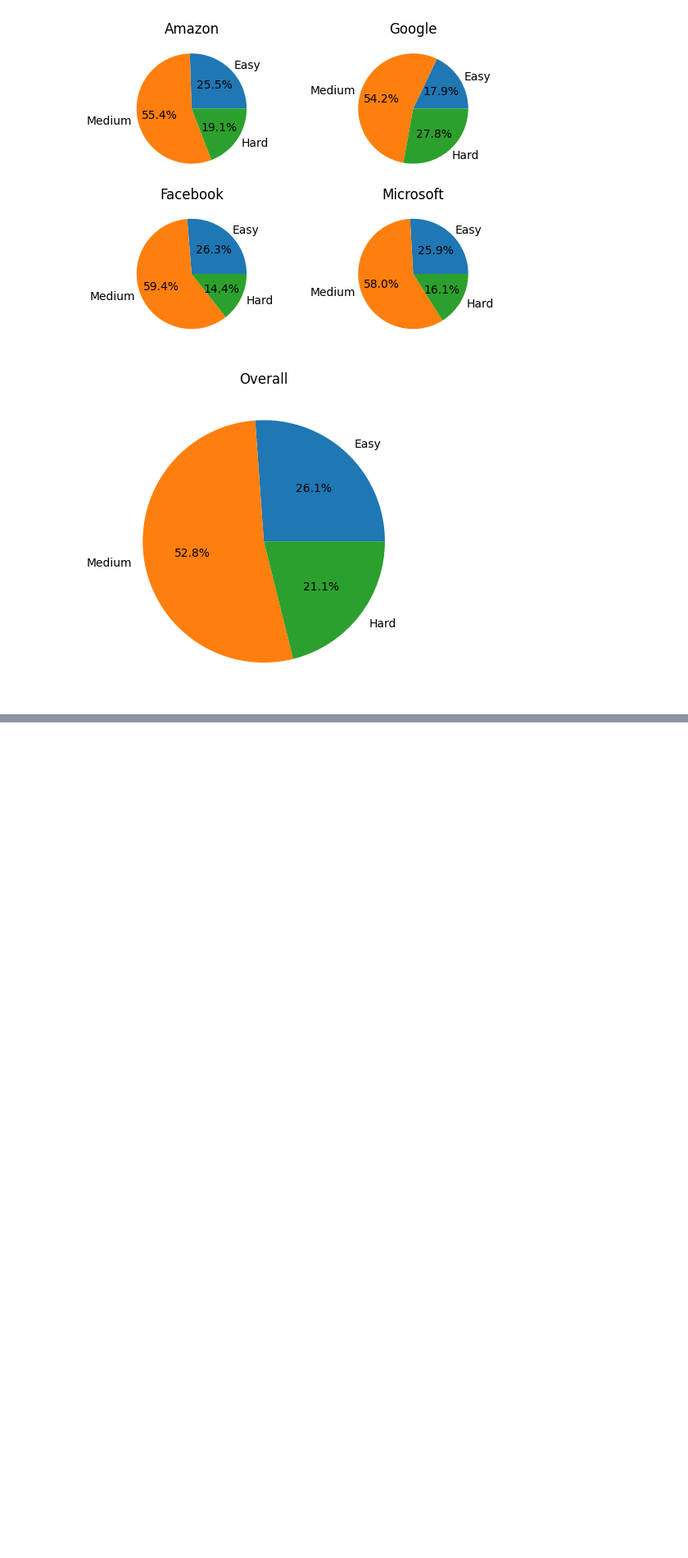
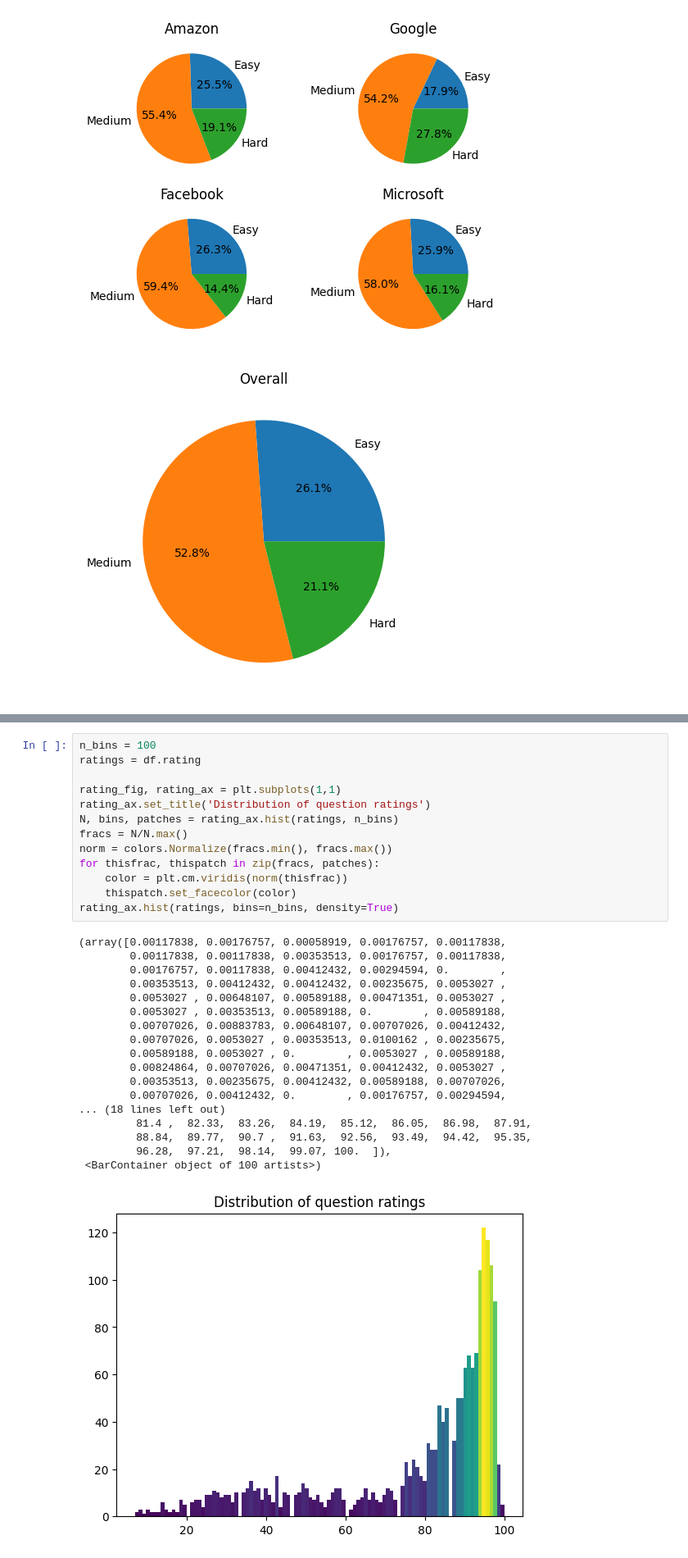
Before and after one commit to JesusChristOurGod/LeetCodeDashboards, a Jupyter notebook: leet.ipynb, the cells around one changed output, grey strips where cells are left out. Shown: that part at 82% size. Saved outputs shown, nothing was run; the diff lists cells and outputs as text; blank space fills up the shorter version.

Commit message:
Added hists for ratings and submissions

```diff
--- a/leet.ipynb
+++ b/leet.ipynb
@@ -369,0 +337,32 @@ ax.pie(values, labels=category_names, autopct='%1.1f%%')
+# %%
+n_bins = 100
+ratings = df.rating
+
+rating_fig, rating_ax = plt.subplots(1,1)
+rating_ax.set_title('Distribution of question ratings')
+N, bins, patches = rating_ax.hist(ratings, n_bins)
+fracs = N/N.max()
+norm = colors.Normalize(fracs.min(), fracs.max())
+for thisfrac, thispatch in zip(fracs, patches):
+    color = plt.cm.viridis(norm(thisfrac))
+    thispatch.set_facecolor(color)
+rating_ax.hist(ratings, bins=n_bins, density=True)
+# %% [output]
+(array([0.00117838, 0.00176757, 0.00058919, 0.00176757, 0.00117838,
+        0.00117838, 0.00117838, 0.00353513, 0.00176757, 0.00117838,
+        0.00176757, 0.00117838, 0.00412432, 0.00294594, 0.        ,
+        0.00353513, 0.00412432, 0.00412432, 0.00235675, 0.0053027 ,
+        0.0053027 , 0.00648107, 0.00589188, 0.00471351, 0.0053027 ,
+        0.0053027 , 0.00353513, 0.00589188, 0.        , 0.00589188,
+        0.00707026, 0.00883783, 0.00648107, 0.00707026, 0.00412432,
+        0.00707026, 0.0053027 , 0.00353513, 0.0100162 , 0.00235675,
+        0.00589188, 0.0053027 , 0.        , 0.0053027 , 0.00589188,
+        0.00824864, 0.00707026, 0.00471351, 0.00412432, 0.0053027 ,
+        0.00353513, 0.00235675, 0.00412432, 0.00589188, 0.00707026,
+        0.00707026, 0.00412432, 0.        , 0.00176757, 0.00294594,
+... (18 lines left out)
+         81.4 ,  82.33,  83.26,  84.19,  85.12,  86.05,  86.98,  87.91,
+         88.84,  89.77,  90.7 ,  91.63,  92.56,  93.49,  94.42,  95.35,
+         96.28,  97.21,  98.14,  99.07, 100.  ]),
+ <BarContainer object of 100 artists>)
+[figure, added]
```
Also changed, not shown: parts of 8 cells of this notebook.
